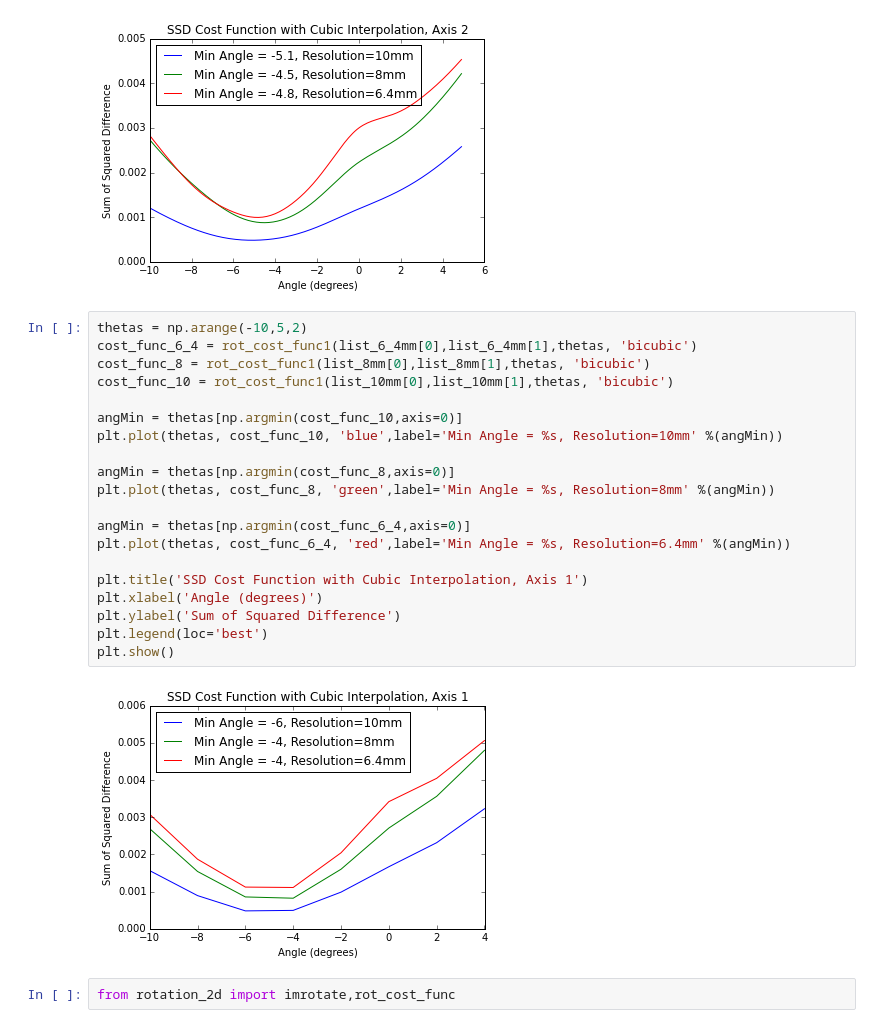
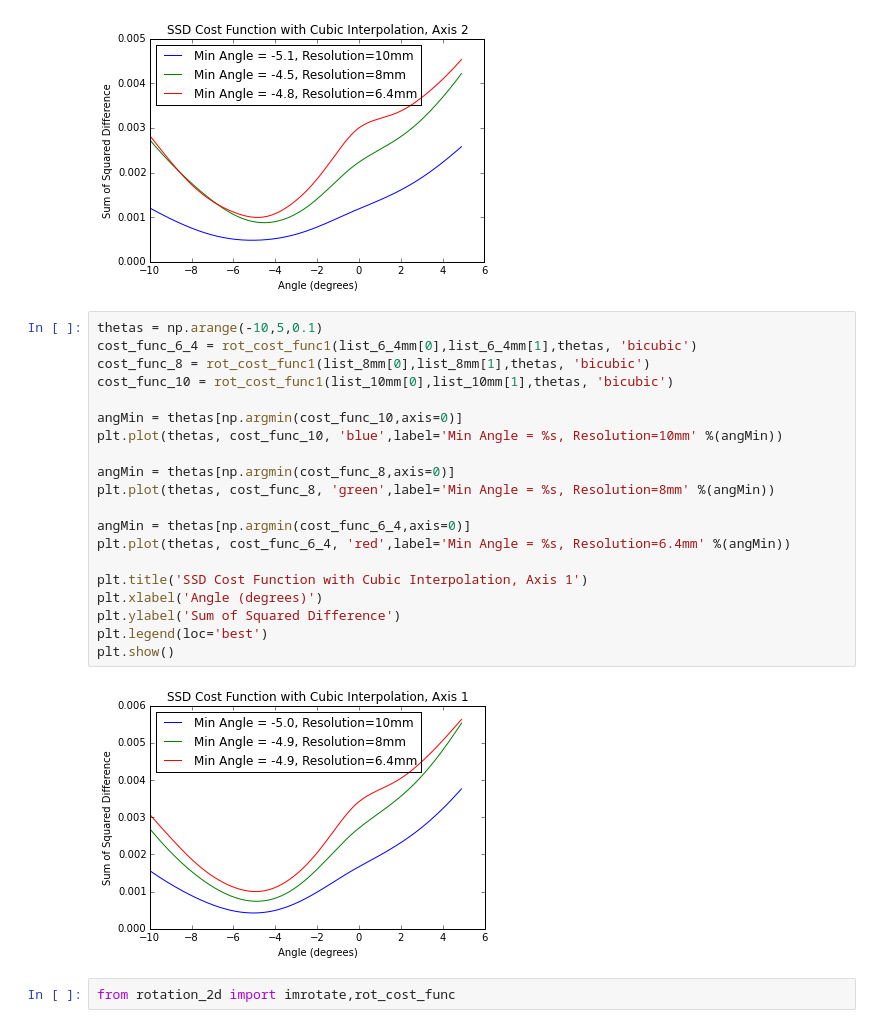
Before and after one commit to zyzdiana/AC297r-Volume-Registration, a Jupyter notebook: Multiple_Resolutions.ipynb, the cells around one changed output. Saved outputs shown, nothing was run; the diff lists cells and outputs as text.

```diff
--- a/Multiple_Resolutions.ipynb
+++ b/Multiple_Resolutions.ipynb
@@ -1121,27 +1105,27 @@ plt.show()
 # %% [output]
 [figure]
 # %%
-thetas = np.arange(-10,5,2)
+thetas = np.arange(-10,5,0.1)
 cost_func_6_4 = rot_cost_func1(list_6_4mm[0],list_6_4mm[1],thetas, 'bicubic')
 cost_func_8 = rot_cost_func1(list_8mm[0],list_8mm[1],thetas, 'bicubic')
 cost_func_10 = rot_cost_func1(list_10mm[0],list_10mm[1],thetas, 'bicubic')
 
 angMin = thetas[np.argmin(cost_func_10,axis=0)]
 plt.plot(thetas, cost_func_10, 'blue',label='Min Angle = %s, Resolution=10mm' %(angMin))
 
 angMin = thetas[np.argmin(cost_func_8,axis=0)]
 plt.plot(thetas, cost_func_8, 'green',label='Min Angle = %s, Resolution=8mm' %(angMin))
 
 angMin = thetas[np.argmin(cost_func_6_4,axis=0)]
 plt.plot(thetas, cost_func_6_4, 'red',label='Min Angle = %s, Resolution=6.4mm' %(angMin))
 
 plt.title('SSD Cost Function with Cubic Interpolation, Axis 1')
 plt.xlabel('Angle (degrees)')
 plt.ylabel('Sum of Squared Difference')
 plt.legend(loc='best')
 plt.show()
 # %% [output]
-[figure, old version]
+[figure, new version]
 # %%
 from rotation_2d import imrotate,rot_cost_func
 # %%
```
Also changed, not shown: parts of 4 cells of this notebook, 1 other file.
